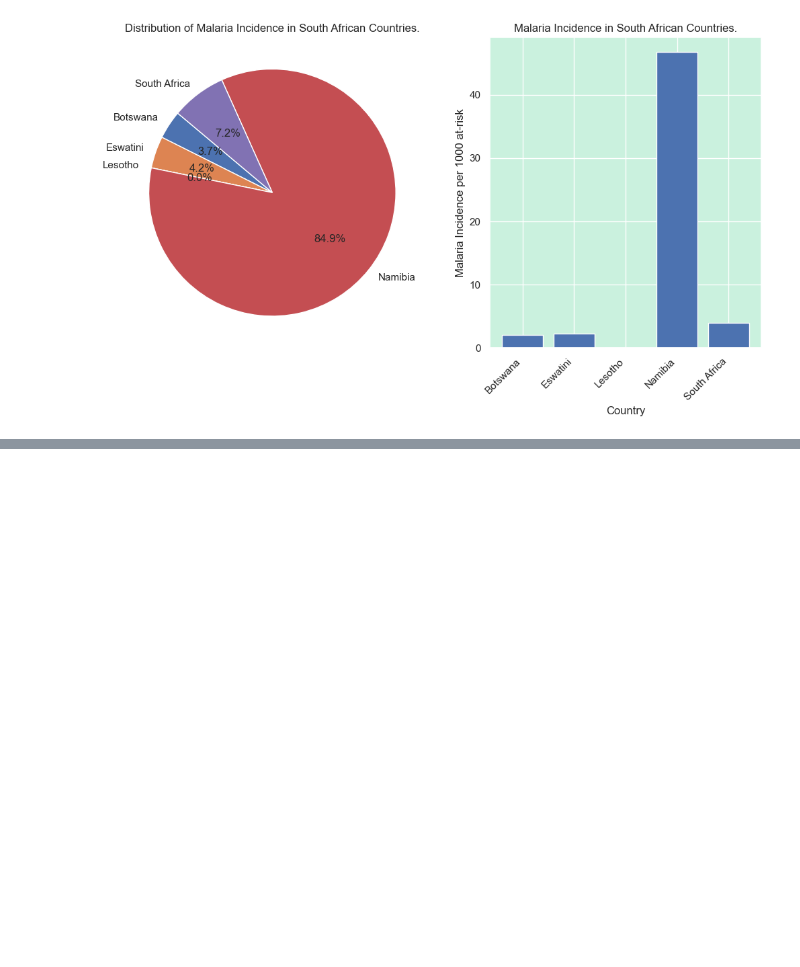
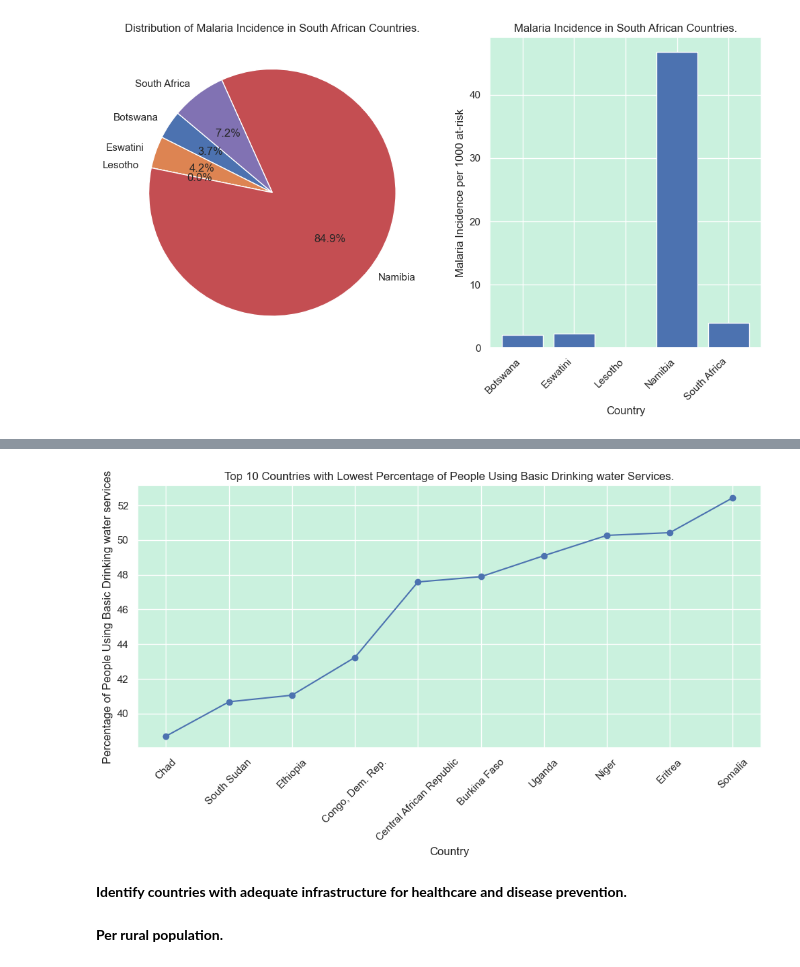
Before and after one commit to swalusimbi/Malaria_In_Africa, a Jupyter notebook: Malaria_in_Africa_GroupB/src/grp_work/project.ipynb, the cells around one changed output, grey strips where cells are left out. Cells and saved outputs as stored; diff of their text form; code cells hidden in the pictures; blank space fills up the shorter version.

```diff
--- a/Malaria_in_Africa_GroupB/src/grp_work/project.ipynb
+++ b/Malaria_in_Africa_GroupB/src/grp_work/project.ipynb
@@ -541,0 +585,5 @@ plt.show()
+# %%
+# Filter out percentage of people using atleast basic drinking water services.
+drinking_water = year2017[['Country Name', 'People_using_basic_drinking_water(% Total)']]
+sorted_drinking_water = drinking_water.sort_values(by='People_using_basic_drinking_water(% Total)')
+sorted_drinking_water.head(15)
@@ -541,0 +607,21 @@ plt.show()
+# %%
+# Visualize the top 10 countries with inadequate drinking water services.
+top_10 = sorted_drinking_water.head(10)
+
+plt.figure(figsize=(10, 6))
+plt.plot(top_10['Country Name'], top_10['People_using_basic_drinking_water(% Total)'], marker='o')
+
+plt.title('Top 10 Countries with Lowest Percentage of People Using Basic Drinking water Services.')
+plt.xlabel('Country')
+plt.ylabel('Percentage of People Using Basic Drinking water services')
+plt.xticks(rotation=45)
+plt.grid(True)
+
+plt.tight_layout()
+plt.show()
+# %% [output]
+[figure, added]
+# %% [markdown]
+**Identify countries with adequate infrastructure for healthcare and disease prevention.**
+# %% [markdown]
+**Per rural population.**
```
Also changed, not shown: parts of 16 cells of this notebook.
